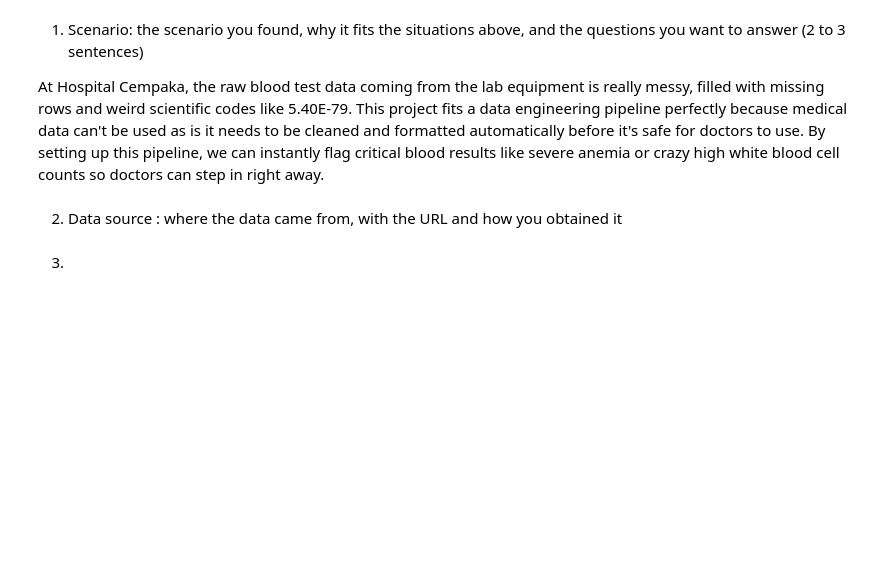
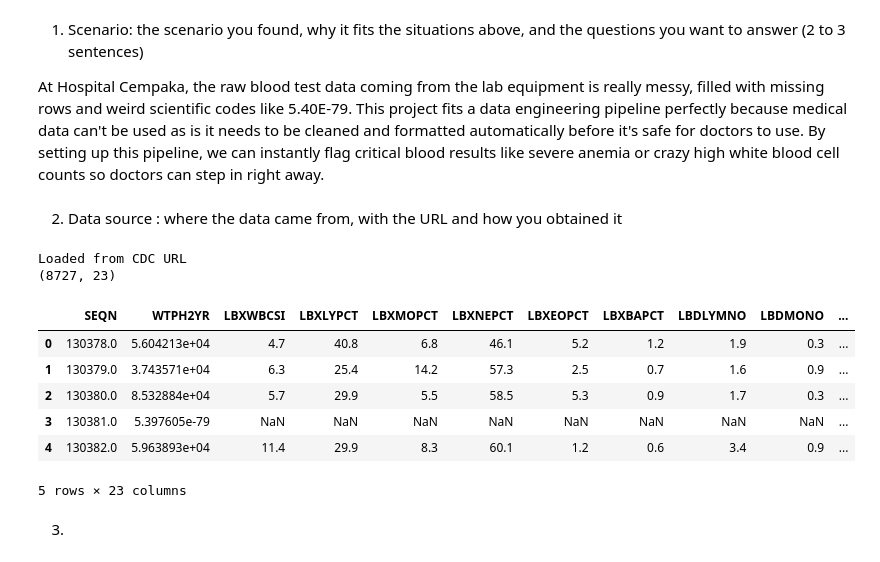
Before and after one commit to a212396-sudo/hospital-cempaka-lab, a Jupyter notebook: notebook/hospital_cempaka_pipeline.ipynb, the cells around one changed output. Cells and saved outputs as stored; diff of their text form; code cells hidden in the pictures; blank space fills up the shorter version.

```diff
--- a/notebook/hospital_cempaka_pipeline.ipynb
+++ b/notebook/hospital_cempaka_pipeline.ipynb
@@ -7,3 +18,30 @@ At Hospital Cempaka, the raw blood test data coming from the lab equipment is re
+# %%
+import io, requests
+import pandas as pd
+
+DATA_URL = "https://wwwn.cdc.gov/Nchs/Data/Nhanes/Public/2021/DataFiles/CBC_L.xpt"
+try:
+    r = requests.get(DATA_URL, headers={"User-Agent": "Mozilla/5.0"}, timeout=60)
+    r.raise_for_status()
+    df_raw = pd.read_sas(io.BytesIO(r.content), format="xport")
+    print("Loaded from CDC URL")
+except Exception as e:
+    print("Download failed, using local file:", e)
+    df_raw = pd.read_sas("CBC_L.xpt", format="xport")   # download the file manually and put it beside the notebook
+
+df = df_raw.copy()   # df_raw is never edited, so everyone can compare before/after
+print(df.shape)
+df.head()
+# %% [output]
+Loaded from CDC URL
+(8727, 23)
+|  | SEQN | WTPH2YR | LBXWBCSI | LBXLYPCT | LBXMOPCT | LBXNEPCT | LBXEOPCT | LBXBAPCT | LBDLYMNO | LBDMONO | ... |
+| 0 | 130378.0 | 5.604213e+04 | 4.7 | 40.8 | 6.8 | 46.1 | 5.2 | 1.2 | 1.9 | 0.3 | ... |
+| 1 | 130379.0 | 3.743571e+04 | 6.3 | 25.4 | 14.2 | 57.3 | 2.5 | 0.7 | 1.6 | 0.9 | ... |
+| 2 | 130380.0 | 8.532884e+04 | 5.7 | 29.9 | 5.5 | 58.5 | 5.3 | 0.9 | 1.7 | 0.3 | ... |
+| 3 | 130381.0 | 5.397605e-79 | NaN | NaN | NaN | NaN | NaN | NaN | NaN | NaN | ... |
+| 4 | 130382.0 | 5.963893e+04 | 11.4 | 29.9 | 8.3 | 60.1 | 1.2 | 0.6 | 3.4 | 0.9 | ... |
+5 rows × 23 columns
 # %% [markdown]
 3.
 # %% [markdown]
```
Also changed, not shown: parts of 10 cells of this notebook.
